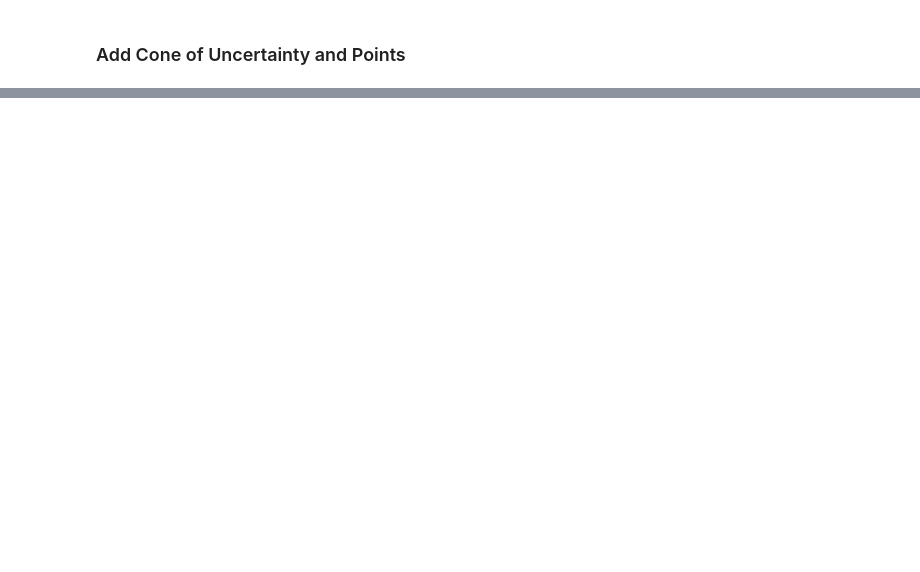
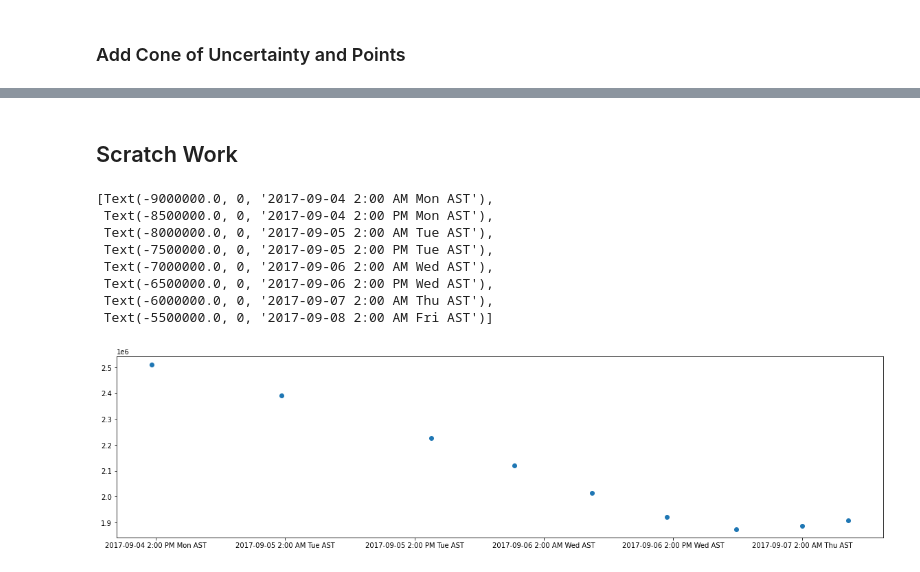
Before and after one commit to Chelsea-Miller/Irma_Map, a Jupyter notebook: Hurricane Irma Map.ipynb, the cells around one changed output, grey strips where cells are left out. Saved outputs shown, nothing was run; the diff lists cells and outputs as text; code cells hidden in the pictures; blank space fills up the shorter version.

```diff
--- a/Hurricane Irma Map.ipynb
+++ b/Hurricane Irma Map.ipynb
@@ -112,0 +139,15 @@ cx.add_basemap(track, source=cx.providers.Stamen.TonerLabels, zoom=6)
+# %% [markdown]
+## Scratch Work
+# %%
+ax = map_shp_path_pts_3857.plot(figsize=(20,20))
+ax.set_xticklabels(map_shp_path_pts_3857['FLDATELBL'])
+# %% [output]
+[Text(-9000000.0, 0, '2017-09-04 2:00 AM Mon AST'),
+ Text(-8500000.0, 0, '2017-09-04 2:00 PM Mon AST'),
+ Text(-8000000.0, 0, '2017-09-05 2:00 AM Tue AST'),
+ Text(-7500000.0, 0, '2017-09-05 2:00 PM Tue AST'),
+ Text(-7000000.0, 0, '2017-09-06 2:00 AM Wed AST'),
+ Text(-6500000.0, 0, '2017-09-06 2:00 PM Wed AST'),
+ Text(-6000000.0, 0, '2017-09-07 2:00 AM Thu AST'),
+ Text(-5500000.0, 0, '2017-09-08 2:00 AM Fri AST')]
+[figure, added]
```
Also changed, not shown: parts of 7 cells of this notebook, 1 other file.
